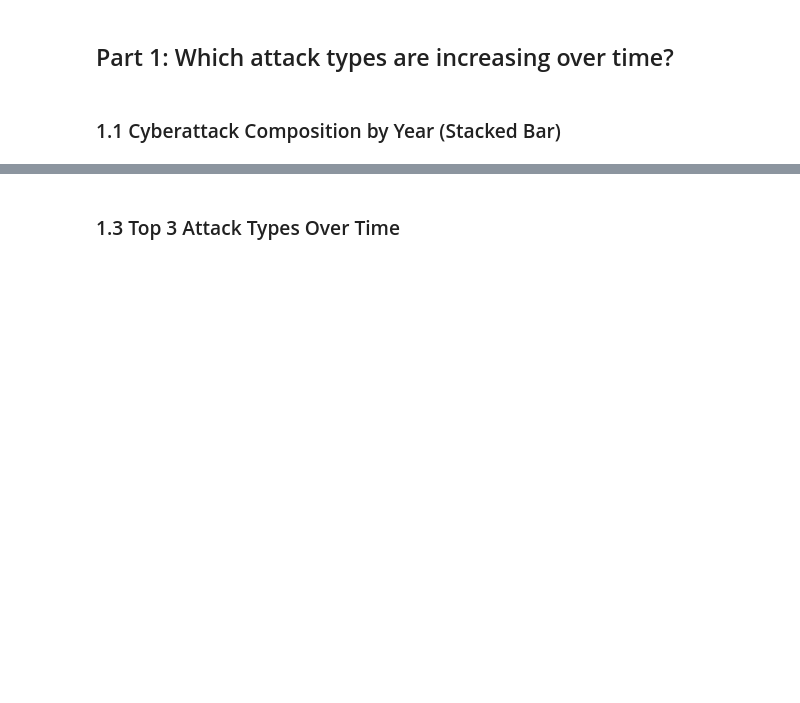
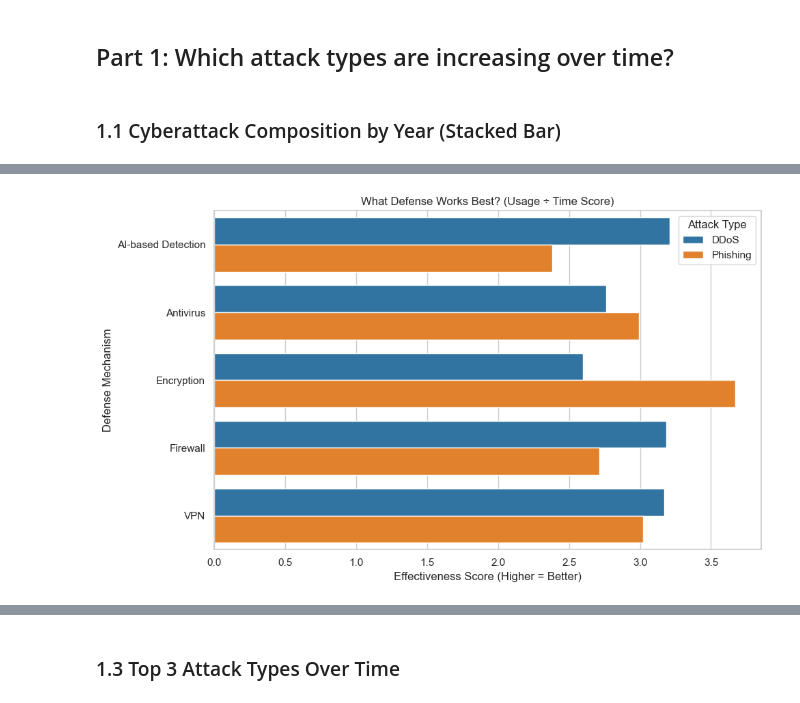
Before and after one commit to dolludaa/Global-Cybersecurity-Threats-2015-2024, a Jupyter notebook: business_analysis.ipynb, the cells around one changed output, grey strips where cells are left out. Cells and saved outputs as stored; diff of their text form; code cells hidden in the pictures; blank space fills up the shorter version.

```diff
--- a/business_analysis.ipynb
+++ b/business_analysis.ipynb
@@ -138,0 +139,26 @@ The differences highlight that the same defense won't work for both — each req
+# %%
+subset = df[df['Attack Type'].isin(['Phishing', 'DDoS'])]
+
+summary = subset.groupby(['Defense Mechanism Used', 'Attack Type']) \
+    .agg(
+        Count=('Incident Resolution Time (in Hours)', 'count'),
+        AvgTime=('Incident Resolution Time (in Hours)', 'mean')
+    ).reset_index()
+
+summary['Effectiveness Score'] = summary['Count'] / summary['AvgTime']
+
+plt.figure(figsize=(10, 6))
+sns.barplot(
+    data=summary,
+    x='Effectiveness Score',
+    y='Defense Mechanism Used',
+    hue='Attack Type',
+    palette=[palette[0],palette[1]]
+)
+plt.title('What Defense Works Best? (Usage ÷ Time Score)')
+plt.xlabel('Effectiveness Score (Higher = Better)')
+plt.ylabel('Defense Mechanism')
+plt.tight_layout()
+plt.show()
+# %% [output]
+[figure, added]
```
Also changed, not shown: parts of 12 cells of this notebook.
